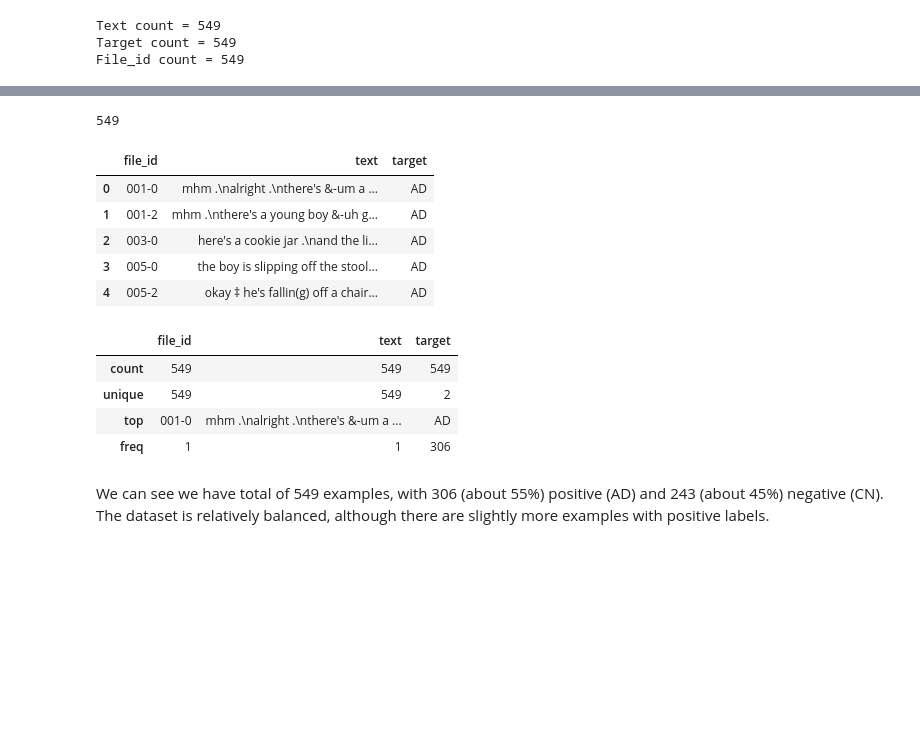
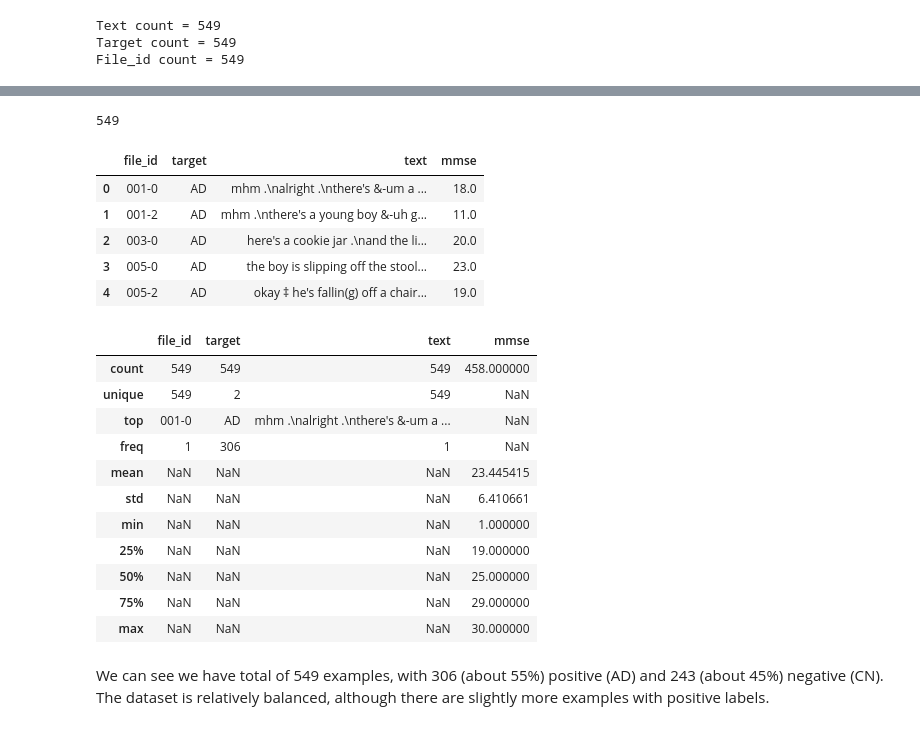
Before and after one commit to M-I-Dx/alzheimers_detection_capstone, a Jupyter notebook: src/data_preprocessing/pitt/01_preprocessing_pitt.ipynb, the cells around one changed output, grey strips where cells are left out. Cells and saved outputs as stored; diff of their text form; code cells hidden in the pictures; blank space fills up the shorter version.

Commit message:
add mmse to pitt splits

```diff
--- a/src/data_preprocessing/pitt/01_preprocessing_pitt.ipynb
+++ b/src/data_preprocessing/pitt/01_preprocessing_pitt.ipynb
@@ -16,6 +16,7 @@ import re
 data_path = "../../../data/"
 path_ad = data_path + "TalkBank downloads/Pitt/Dementia/Cookie/"
 path_cn = data_path + "TalkBank downloads/Pitt/Control/Cookie/"
+pitt_mmse = data_path + "TalkBank downloads/Pitt/Pitt-data.xlsx"
 # %%
 data = {"ad":[],
         "cn":[]
@@ -73,6 +74,14 @@ def read_data(path):
             filenames.append(fname.replace(".cha", "")) # remove file extensions
 
     return (result, filenames)
+# %%
+# read in Pitt mmse data
+pitt_mmse_df = pd.read_excel(
+    pitt_mmse,
+    sheet_name="data",
+    header=2,
+    usecols=["id", "mms", "mmse2", "mmse3", "mmse4", "mmse5"],
+)
 # %%
 data["ad"], file_names["ad"] = read_data(path_ad)
 data["cn"], file_names["cn"] = read_data(path_cn)
@@ -164,3 +173,17 @@ print("File_id count =", len(data_dict["target"]))
 Text count = 549
 Target count = 549
 File_id count = 549
+# %%
+# clean mmse data
+pitt_mmse_df = pitt_mmse_df.rename(columns={"mms": "mmse1"})
+pitt_mmse_df = pd.wide_to_long(
+    pitt_mmse_df, i="id", j="interview_number", stubnames="mmse"
+).reset_index()
+pitt_mmse_df["file_id"] = pitt_mmse_df["id"].astype(str).str.pad(width=3, fillchar="0")
+pitt_mmse_df["interview_number"] = pitt_mmse_df["interview_number"] - 1
+pitt_mmse_df["file_id"] = (
+    pitt_mmse_df["file_id"] + "-" + pitt_mmse_df["interview_number"].astype(str)
+)
+pitt_mmse_df = pitt_mmse_df[["file_id", "mmse"]]
+pitt_mmse_df = pitt_mmse_df[~pitt_mmse_df["mmse"].isnull()]
+pitt_mmse_df
@@ -167,23 +204,33 @@ File_id count = 549
 # %%
 # create a dataframe to export to csv
 data_df = pd.DataFrame(data_dict)
+data_df = data_df.merge(
+    pitt_mmse_df, left_on="file_id", right_on="file_id", how="left"
+)[["file_id", "target", "text", "mmse"]]
 print(len(data_df))
 data_df.head()
 # %% [output]
 549
-|  | file_id | text | target |
-| 0 | 001-0 | mhm .\nalright .\nthere's &-um a ... | AD |
-| 1 | 001-2 | mhm .\nthere's a young boy &-uh g... | AD |
-| 2 | 003-0 | here's a cookie jar .\nand the li... | AD |
-| 3 | 005-0 | the boy is slipping off the stool... | AD |
-| 4 | 005-2 | okay ‡ he's fallin(g) off a chair... | AD |
+|  | file_id | target | text | mmse |
+| 0 | 001-0 | AD | mhm .\nalright .\nthere's &-um a ... | 18.0 |
+| 1 | 001-2 | AD | mhm .\nthere's a young boy &-uh g... | 11.0 |
+| 2 | 003-0 | AD | here's a cookie jar .\nand the li... | 20.0 |
+| 3 | 005-0 | AD | the boy is slipping off the stool... | 23.0 |
+| 4 | 005-2 | AD | okay ‡ he's fallin(g) off a chair... | 19.0 |
 # %%
-data_df.describe()
+data_df.describe(include="all")
 # %% [output]
-|  | file_id | text | target |
-| count | 549 | 549 | 549 |
-| unique | 549 | 549 | 2 |
-| top | 001-0 | mhm .\nalright .\nthere's &-um a ... | AD |
-| freq | 1 | 1 | 306 |
+|  | file_id | target | text | mmse |
+| count | 549 | 549 | 549 | 458.000000 |
+| unique | 549 | 2 | 549 | NaN |
+| top | 001-0 | AD | mhm .\nalright .\nthere's &-um a ... | NaN |
+| freq | 1 | 306 | 1 | NaN |
+| mean | NaN | NaN | NaN | 23.445415 |
+| std | NaN | NaN | NaN | 6.410661 |
+| min | NaN | NaN | NaN | 1.000000 |
+| 25% | NaN | NaN | NaN | 19.000000 |
+| 50% | NaN | NaN | NaN | 25.000000 |
+| 75% | NaN | NaN | NaN | 29.000000 |
+| max | NaN | NaN | NaN | 30.000000 |
 # %% [markdown]
 We can see we have total of 549 examples, with 306 (about 55%) positive (AD) and 243 (about 45%) negative (CN). The dataset is relatively balanced, although there are slightly more examples with positive labels.
```
Also changed, not shown: parts of 3 cells of this notebook, 2 other files.
